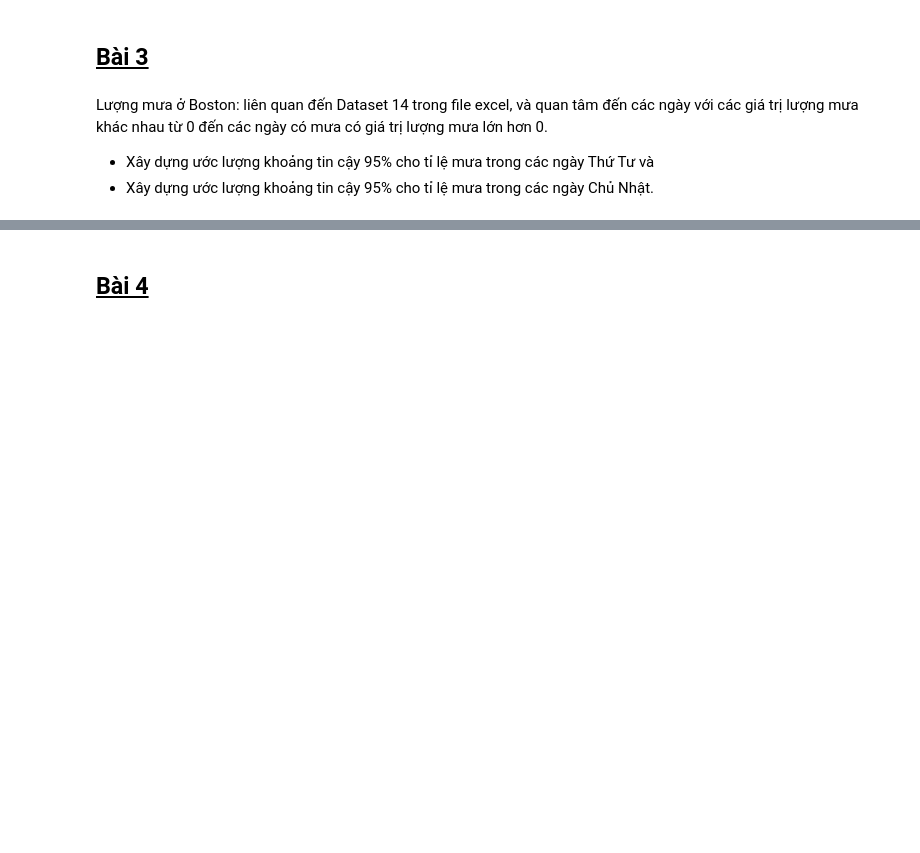
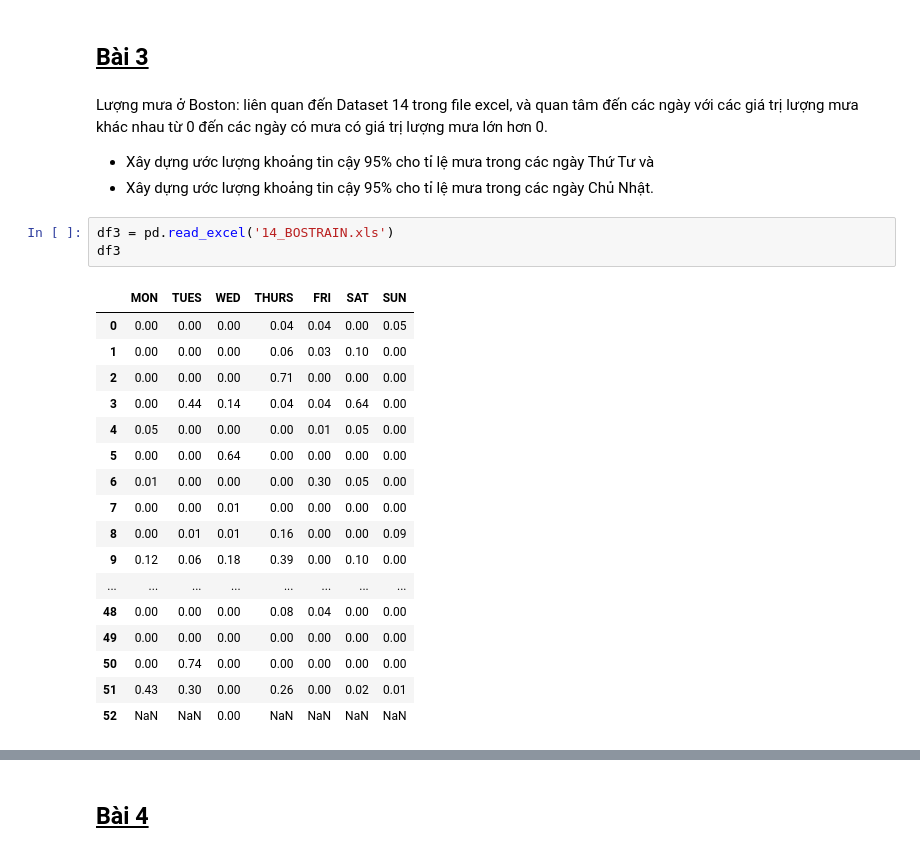
Before and after one commit to tienminhtran/PYTHON, a Jupyter notebook: TKMT/LOP/Thay/tien_lab6/tkud_lab06_ex.ipynb, the cells around one changed output, grey strips where cells are left out. Drawn from its saved outputs; the diff is of its cells as text; blank space fills up the shorter version.

```diff
--- a/TKMT/LOP/Thay/tien_lab6/tkud_lab06_ex.ipynb
+++ b/TKMT/LOP/Thay/tien_lab6/tkud_lab06_ex.ipynb
@@ -105,3 +142,24 @@ Lượng mưa ở Boston: liên quan đến Dataset 14 trong file excel, và qua
 
 - Xây dựng ước lượng khoảng tin cậy 95% cho tỉ lệ mưa trong các ngày Thứ Tư và
 - Xây dựng ước lượng khoảng tin cậy 95% cho tỉ lệ mưa trong các ngày Chủ Nhật.
+# %%
+df3 = pd.read_excel('14_BOSTRAIN.xls')
+df3
+# %% [output]
+|  | MON | TUES | WED | THURS | FRI | SAT | SUN |
+| 0 | 0.00 | 0.00 | 0.00 | 0.04 | 0.04 | 0.00 | 0.05 |
+| 1 | 0.00 | 0.00 | 0.00 | 0.06 | 0.03 | 0.10 | 0.00 |
+| 2 | 0.00 | 0.00 | 0.00 | 0.71 | 0.00 | 0.00 | 0.00 |
+| 3 | 0.00 | 0.44 | 0.14 | 0.04 | 0.04 | 0.64 | 0.00 |
+| 4 | 0.05 | 0.00 | 0.00 | 0.00 | 0.01 | 0.05 | 0.00 |
+| 5 | 0.00 | 0.00 | 0.64 | 0.00 | 0.00 | 0.00 | 0.00 |
+| 6 | 0.01 | 0.00 | 0.00 | 0.00 | 0.30 | 0.05 | 0.00 |
+| 7 | 0.00 | 0.00 | 0.01 | 0.00 | 0.00 | 0.00 | 0.00 |
+| 8 | 0.00 | 0.01 | 0.01 | 0.16 | 0.00 | 0.00 | 0.09 |
+| 9 | 0.12 | 0.06 | 0.18 | 0.39 | 0.00 | 0.10 | 0.00 |
+| ... | ... | ... | ... | ... | ... | ... | ... |
+| 48 | 0.00 | 0.00 | 0.00 | 0.08 | 0.04 | 0.00 | 0.00 |
+| 49 | 0.00 | 0.00 | 0.00 | 0.00 | 0.00 | 0.00 | 0.00 |
+| 50 | 0.00 | 0.74 | 0.00 | 0.00 | 0.00 | 0.00 | 0.00 |
+| 51 | 0.43 | 0.30 | 0.00 | 0.26 | 0.00 | 0.02 | 0.01 |
+| 52 | NaN | NaN | 0.00 | NaN | NaN | NaN | NaN |
```
Also changed, not shown: parts of 11 cells of this notebook, 4 other files.
